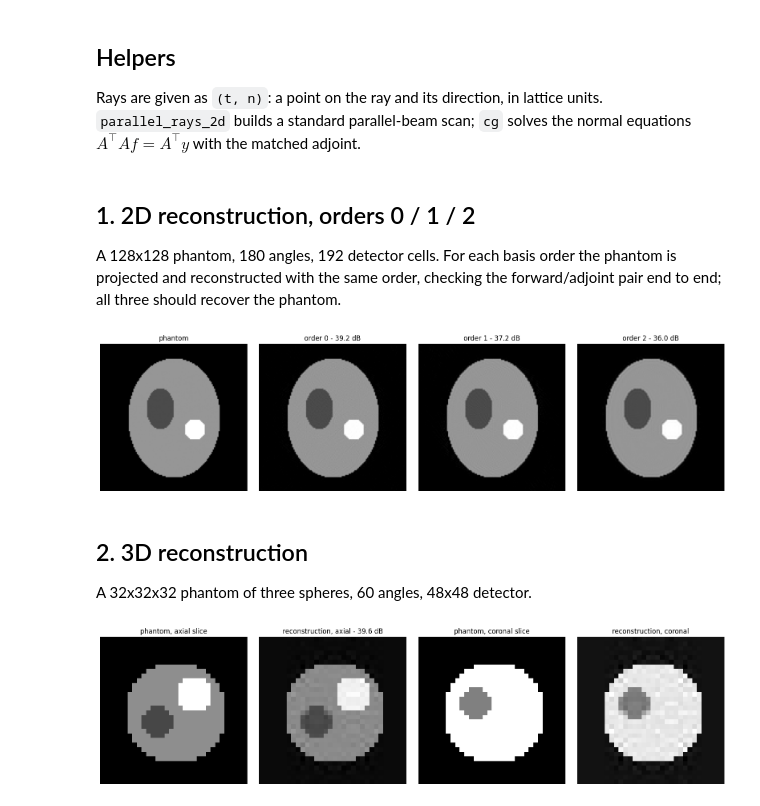
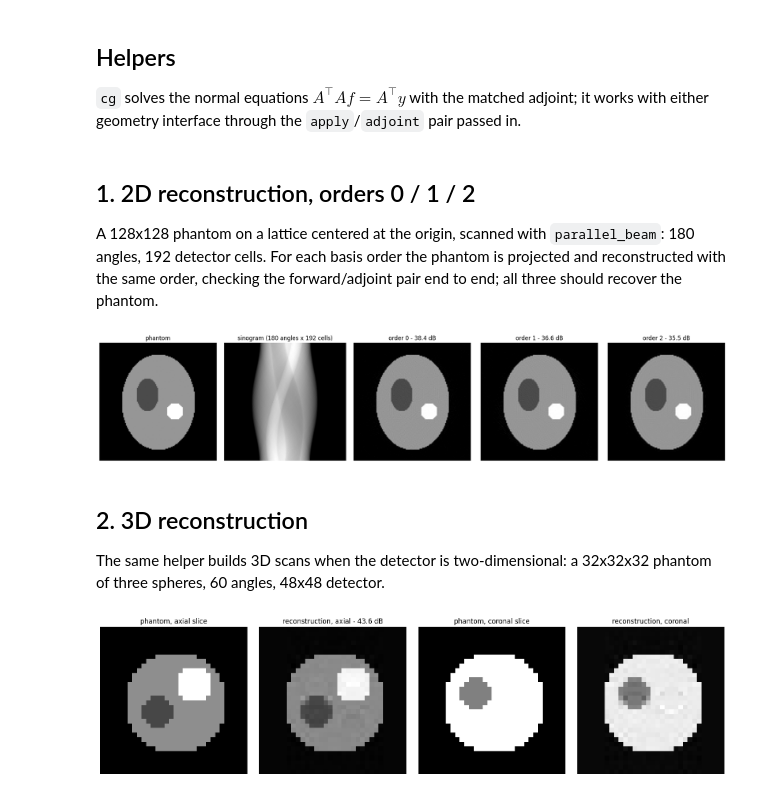
Before and after one commit to SepandKashani/xrt_toolkit, a Jupyter notebook: tutorial.ipynb, the cells around one changed output. Cells and saved outputs as stored; diff of their text form; code cells hidden in the pictures.

```diff
--- a/tutorial.ipynb
+++ b/tutorial.ipynb
@@ -21,6 +25,6 @@ rng = np.random.default_rng(0)
 # %% [markdown]
 ## Helpers
 
-Rays are given as `(t, n)`: a point on the ray and its direction, in lattice
-units. `parallel_rays_2d` builds a standard parallel-beam scan; `cg` solves the
-normal equations $A^\top A f = A^\top y$ with the matched adjoint.
+`cg` solves the normal equations $A^\top A f = A^\top y$ with the matched
+adjoint; it works with either geometry interface through the `apply`/`adjoint`
+pair passed in.
@@ -76,37 +31,69 @@ def psnr(rec, ref):
+# %%
+def cg(apply_A, adjoint_A, y, n_unknowns, n_iter=30):
+    b = adjoint_A(y)
+    f = dr.zeros(Float, n_unknowns)
+    r, p = Float(b), Float(b)
+    rs = dr.sum(r * r)
+    for _ in range(n_iter):
+        Ap = adjoint_A(apply_A(p))
+        alpha = rs / dr.sum(p * Ap)
+        f = dr.fma(alpha, p, f)
+        r = dr.fma(-alpha, Ap, r)
+        rs_new = dr.sum(r * r)
+        p = dr.fma(rs_new / rs, p, r)
+        rs = rs_new
+        dr.eval(f, r, p, rs)
+    return f
+
+
+def psnr(rec, ref):
+    rec, ref = np.asarray(rec), np.asarray(ref)
+    return 10 * np.log10(ref.max() ** 2 / np.mean((rec - ref) ** 2))
 # %% [markdown]
 ## 1. 2D reconstruction, orders 0 / 1 / 2
 
-A 128x128 phantom, 180 angles, 192 detector cells. For each basis order the
+A 128x128 phantom on a lattice centered at the origin, scanned with
+`parallel_beam`: 180 angles, 192 detector cells. For each basis order the
 phantom is projected and reconstructed with the same order, checking the
 forward/adjoint pair end to end; all three should recover the phantom.
 # %%
 N = 128
 yy, xx = np.mgrid[:N, :N]
 phantom2d = ((((xx - 64) / 40) ** 2 + ((yy - 64) / 52) ** 2) < 1).astype(np.float32)
 phantom2d -= 0.5 * ((((xx - 52) / 12) ** 2 + ((yy - 56) / 18) ** 2) < 1)
 phantom2d += 0.7 * ((((xx - 82) / 9) ** 2 + ((yy - 74) / 9) ** 2) < 1)
-
-knot2d = xtk.UniformSpec(start=0, step=1, num=(N, N))
-rays2d = parallel_rays_2d(N, n_angles=180, n_det=192)
 f_true = Float(phantom2d.reshape(-1))
 
-fig, axs = plt.subplots(1, 4, figsize=(16, 4))
+knot2d = xtk.UniformSpec(start=(-N / 2 + 0.5,) * 2, step=1, num=(N, N))
+angles = dr.linspace(Float, 0, np.pi, 180, endpoint=False)
+det = xtk.DetectorSpec(size=(1.5 * N,), num_cell=(192,))
+rays2d = xtk.parallel_beam(angles, det)
+
+sino0 = xtk.xrt_struct_apply(rays2d, knot2d, 0, f_true)
+
+fig, axs = plt.subplots(1, 5, figsize=(19, 4))
 axs[0].imshow(phantom2d, cmap="gray")
 axs[0].set_title("phantom")
-for ax, order in zip(axs[1:], (0, 1, 2)):
-    sino = xtk.xrt_apply(rays2d, knot2d, order, f_true)
-    rec = np.asarray(cg(rays2d, knot2d, order, sino)).reshape(N, N)
+axs[1].imshow(np.asarray(sino0).reshape(180, 192), cmap="gray", aspect="auto")
+axs[1].set_title("sinogram (180 angles x 192 cells)")
+for ax, order in zip(axs[2:], (0, 1, 2)):
+    sino = xtk.xrt_struct_apply(rays2d, knot2d, order, f_true)
+    rec = cg(lambda v: xtk.xrt_struct_apply(rays2d, knot2d, order, v),
+             lambda v: xtk.xrt_struct_adjoint(rays2d, knot2d, order, v),
+             sino, N * N)
+    rec = np.asarray(rec).reshape(N, N)
     ax.imshow(rec, cmap="gray", vmin=phantom2d.min(), vmax=phantom2d.max())
     ax.set_title(f"order {order} - {psnr(rec, phantom2d):.1f} dB")
 for ax in axs:
     ax.axis("off")
 plt.tight_layout()
 # %% [output]
-[figure, old version]
+[figure, new version]
 # %% [markdown]
 ## 2. 3D reconstruction
 
-A 32x32x32 phantom of three spheres, 60 angles, 48x48 detector.
+The same helper builds 3D scans when the detector is two-dimensional: a
+32x32x32 phantom of three spheres, 60 angles, 48x48 detector.
 # %%
 N3 = 32
 zz, yy, xx = np.mgrid[:N3, :N3, :N3]
```
Also changed, not shown: parts of 6 cells of this notebook.
